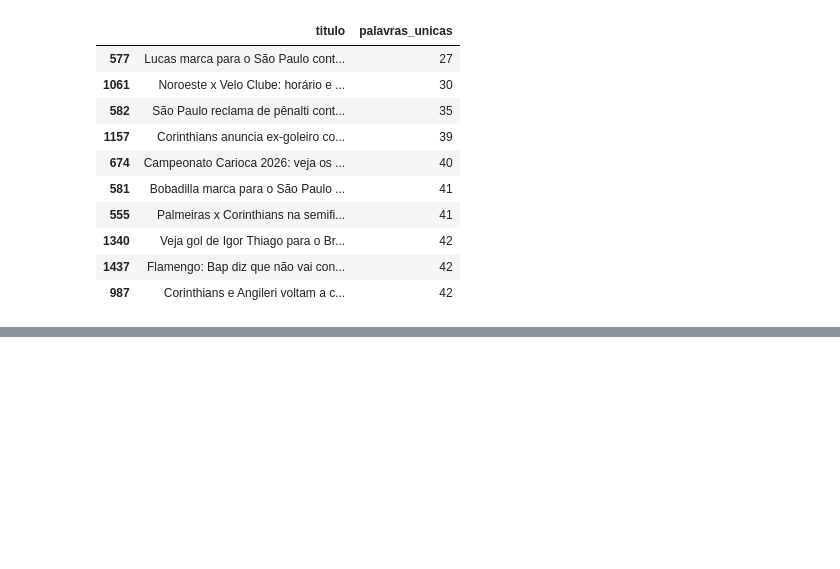
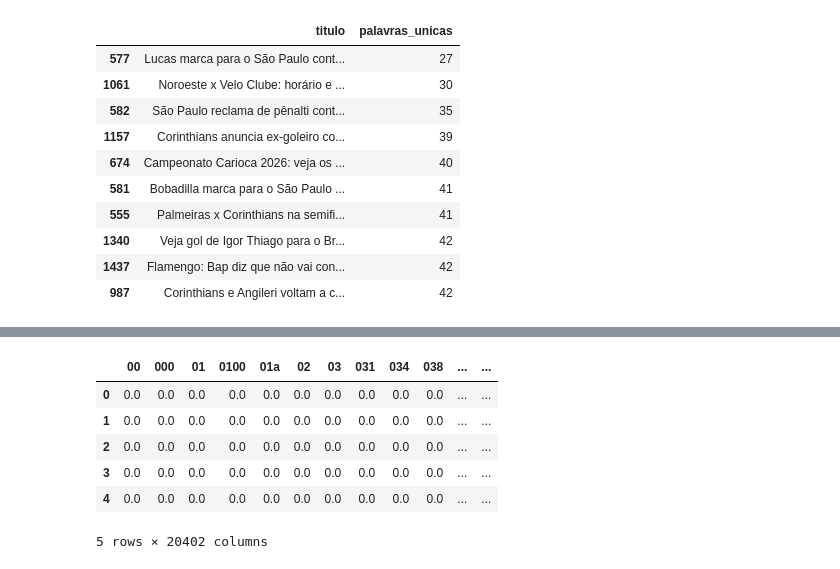
Before and after one commit to lucasiyda/perpectiva-dados, a Jupyter notebook: PLN/PLN.ipynb, the cells around one changed output, grey strips where cells are left out. Saved outputs shown, nothing was run; the diff lists cells and outputs as text; code cells hidden in the pictures; blank space fills up the shorter version.

```diff
--- a/PLN/PLN.ipynb
+++ b/PLN/PLN.ipynb
@@ -264,0 +484,20 @@ df_final[["titulo", "palavras_unicas"]].sort_values("palavras_unicas", ascending
+# %%
+from sklearn.feature_extraction.text import TfidfVectorizer
+
+vectorizer_tfidf = TfidfVectorizer()
+matriz_tfidf_sklearn = vectorizer_tfidf.fit_transform(df["texto_sem_stopwords"])
+
+df_tfidf_sklearn = pd.DataFrame(
+    matriz_tfidf_sklearn.toarray(),
+    columns=vectorizer_tfidf.get_feature_names_out()
+)
+
+df_tfidf_sklearn.head()
+# %% [output]
+|  | 00 | 000 | 01 | 0100 | 01a | 02 | 03 | 031 | 034 | 038 | ... | ... |
+| 0 | 0.0 | 0.0 | 0.0 | 0.0 | 0.0 | 0.0 | 0.0 | 0.0 | 0.0 | 0.0 | ... | ... |
+| 1 | 0.0 | 0.0 | 0.0 | 0.0 | 0.0 | 0.0 | 0.0 | 0.0 | 0.0 | 0.0 | ... | ... |
+| 2 | 0.0 | 0.0 | 0.0 | 0.0 | 0.0 | 0.0 | 0.0 | 0.0 | 0.0 | 0.0 | ... | ... |
+| 3 | 0.0 | 0.0 | 0.0 | 0.0 | 0.0 | 0.0 | 0.0 | 0.0 | 0.0 | 0.0 | ... | ... |
+| 4 | 0.0 | 0.0 | 0.0 | 0.0 | 0.0 | 0.0 | 0.0 | 0.0 | 0.0 | 0.0 | ... | ... |
+5 rows × 20402 columns
```
Also changed, not shown: parts of 18 cells of this notebook.
